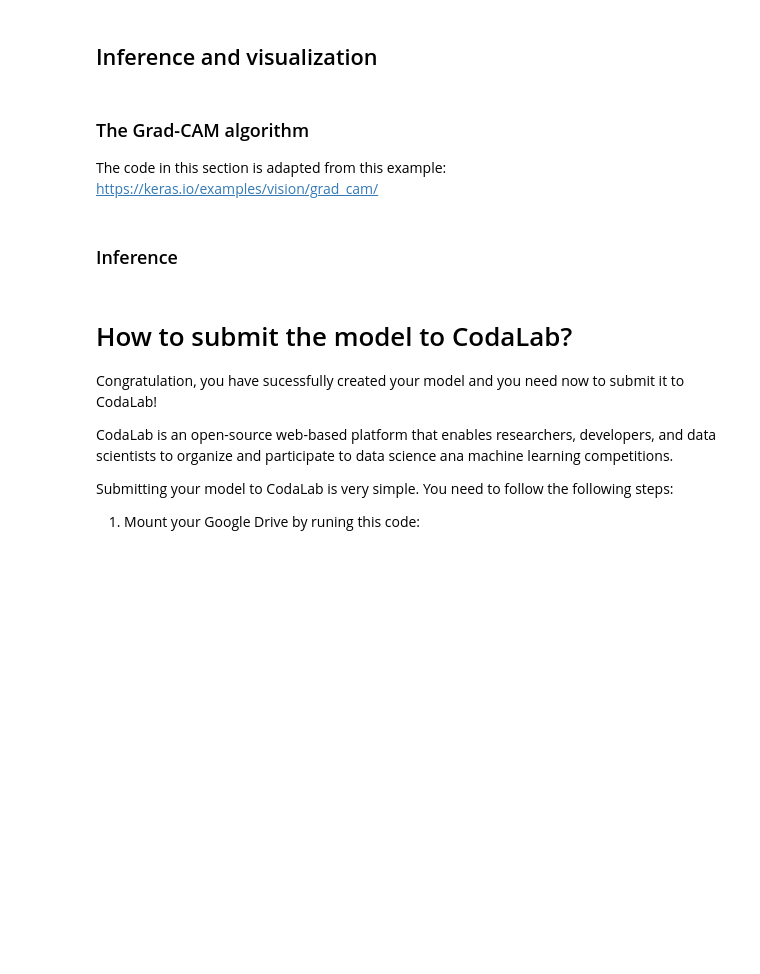
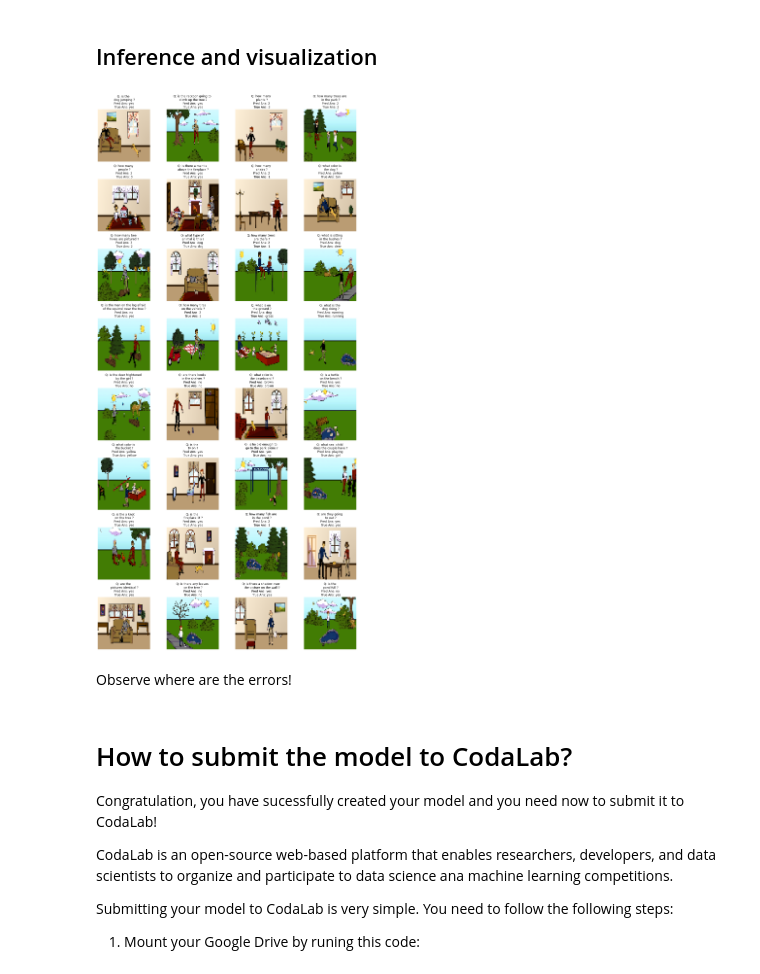
Before and after one commit to rbouadjenek/deakin-ai-challenge2022, a Jupyter notebook: deakin_ai_challenge_training.ipynb, the cells around one changed output. Drawn from its saved outputs; the diff is of its cells as text; code cells hidden in the pictures; blank space fills up the shorter version.

```diff
--- a/deakin_ai_challenge_training.ipynb
+++ b/deakin_ai_challenge_training.ipynb
@@ -537,6 +552,2 @@ plt.show()
 # %% [markdown]
 ## Inference and visualization
-# %% [markdown]
-### The Grad-CAM algorithm
-The code in this section is adapted from this example:
-https://keras.io/examples/vision/grad_cam/
@@ -594,38 +554,38 @@ def get_gradcam(img, heatmap, alpha=0.005):
-# %% [markdown]
-### Inference
 # %%
 #  Let's check results on some validation samples
 
 # last_conv_layer_name = 'block4_conv4'
 last_conv_layer_name = 'block5_conv4'
 # last_conv_layer_name = 'block5_pool'
 
 for batch in val_dataset.shuffle(20).take(1):
     imgs_batch = batch[0][0]
     q_batch = batch[0][1]
     ans_batch = batch[1]
     answer_texts = [answers[i] for i in ans_batch]
     preds = model.predict(batch[0])
     pred_texts = [answers[i] for i in np.argmax(preds, axis=1)]
     q_orig = []
     for q in q_batch:
         q = num_to_token(q).numpy()
         q = [t.decode("utf-8") for t in q]
         q = list(filter(('[UNK]').__ne__, q))
         q.insert(int(len(q) / 2), '\n')
         q = ' '.join(q)
         q_orig.append(q)
     _, ax = plt.subplots(8, 4, figsize=(16, 32))
     for i in range(32):
         example_input = (np.array([imgs_batch[i]]), np.array([q_batch[i]]))
-        heatmap = make_gradcam_heatmap(example_input, model, last_conv_layer_name)
-        img = get_gradcam(np.array(imgs_batch[i]), heatmap, alpha=0.001)
         title = f"Q: {q_orig[i]}\n Pred Ans: {pred_texts[i]} \n True Ans: {answer_texts[i]}"
-        ax[i // 4, i % 4].imshow(img)
+        ax[i // 4, i % 4].imshow(imgs_batch[i])
         ax[i // 4, i % 4].set_title(title)
         ax[i // 4, i % 4].axis("off")
 plt.tight_layout()
 plt.show()
+# %% [output]
+[figure, added]
+# %% [markdown]
+Observe where are the errors!
 # %% [markdown]
 # How to submit the model to CodaLab?
 
```
Also changed, not shown: parts of 6 cells of this notebook.
